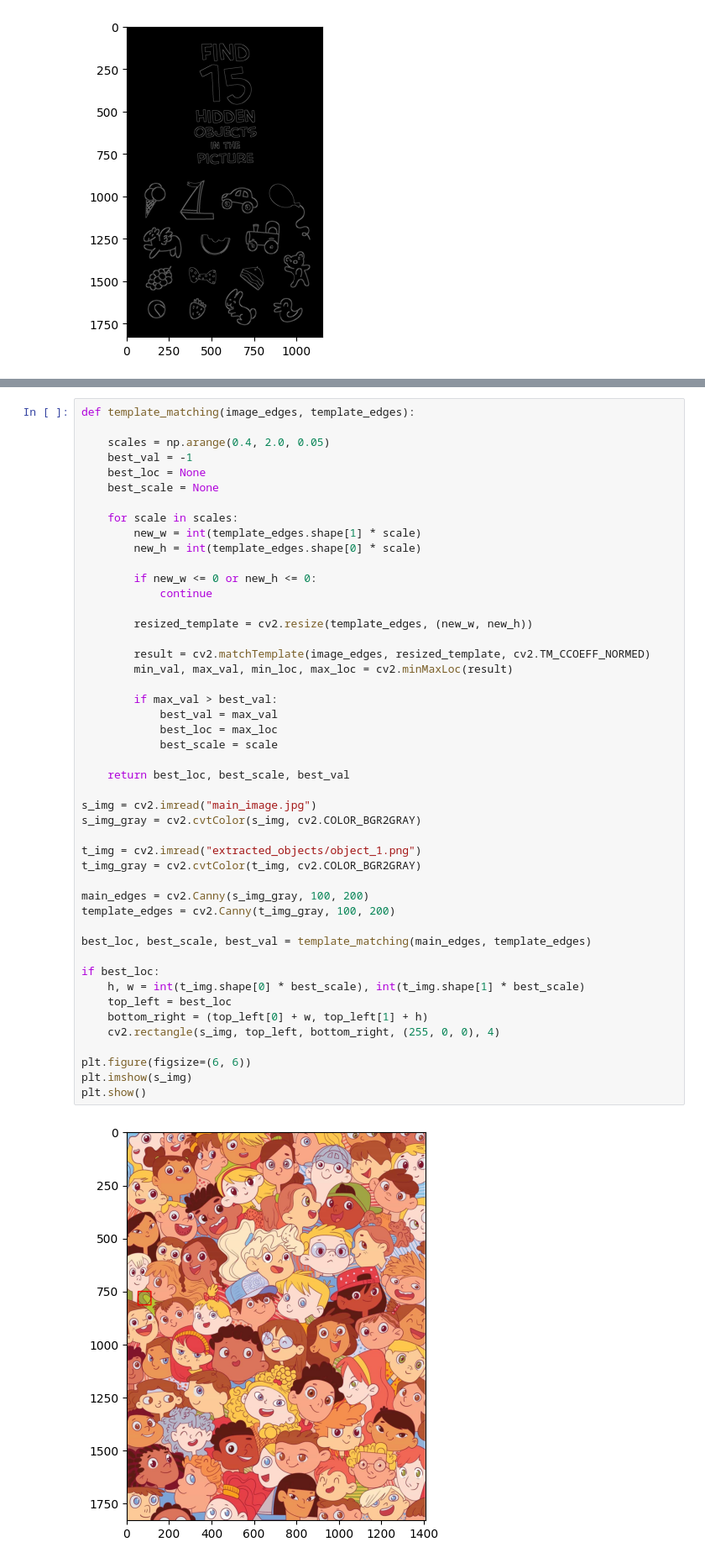
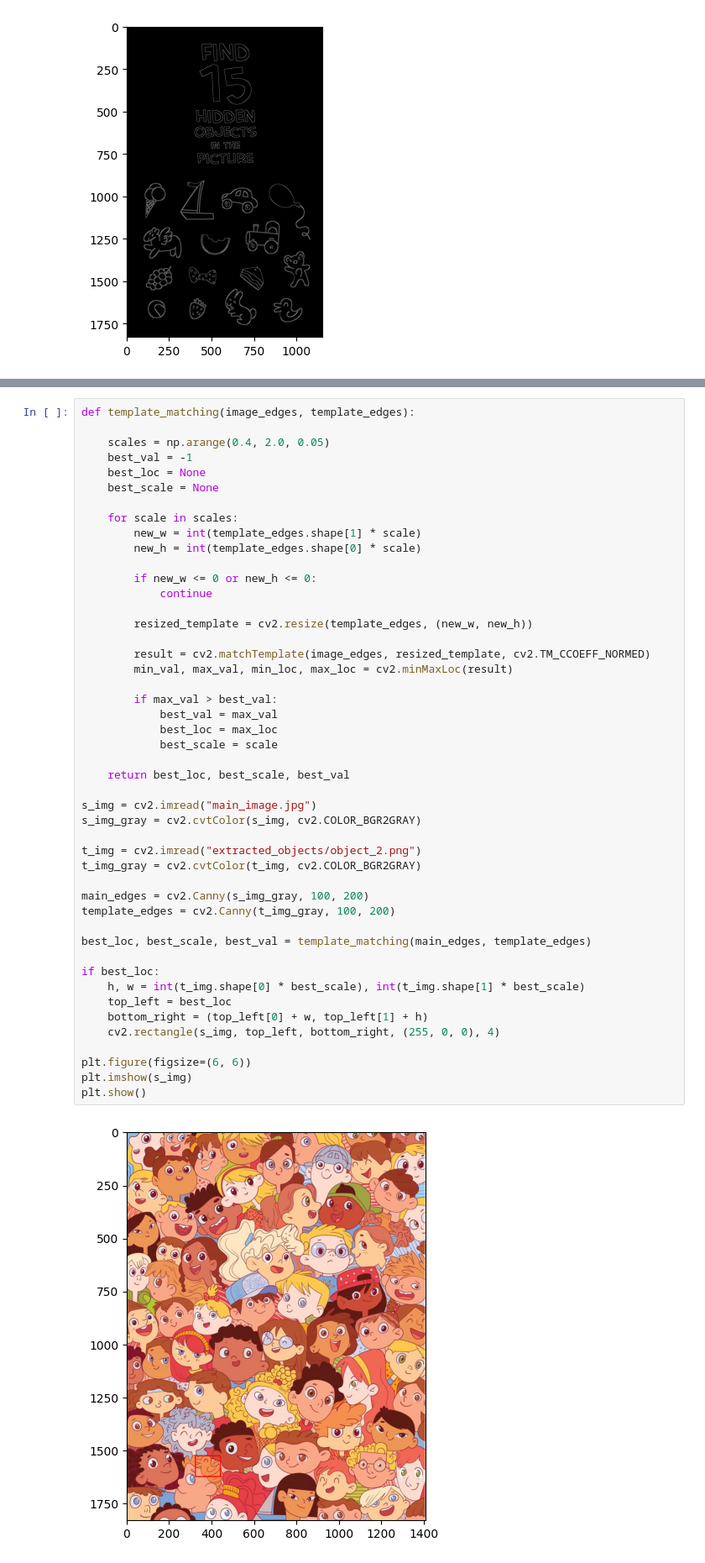
Before and after one commit to viethungvu13/find-object-in-picture, a Jupyter notebook: main.ipynb, the cells around one changed output, grey strips where cells are left out. Shown at 84% size. Drawn from its saved outputs; the diff is of its cells as text.

```diff
--- a/main.ipynb
+++ b/main.ipynb
@@ -176,32 +176,32 @@ def template_matching(image_edges, template_edges):
         result = cv2.matchTemplate(image_edges, resized_template, cv2.TM_CCOEFF_NORMED)
         min_val, max_val, min_loc, max_loc = cv2.minMaxLoc(result)
 
         if max_val > best_val:
             best_val = max_val
             best_loc = max_loc
             best_scale = scale
 
     return best_loc, best_scale, best_val
 
 s_img = cv2.imread("main_image.jpg")
 s_img_gray = cv2.cvtColor(s_img, cv2.COLOR_BGR2GRAY)
 
-t_img = cv2.imread("extracted_objects/object_1.png")
+t_img = cv2.imread("extracted_objects/object_2.png")
 t_img_gray = cv2.cvtColor(t_img, cv2.COLOR_BGR2GRAY)
 
 main_edges = cv2.Canny(s_img_gray, 100, 200)
 template_edges = cv2.Canny(t_img_gray, 100, 200)
 
 best_loc, best_scale, best_val = template_matching(main_edges, template_edges)
 
 if best_loc:
     h, w = int(t_img.shape[0] * best_scale), int(t_img.shape[1] * best_scale)
     top_left = best_loc
     bottom_right = (top_left[0] + w, top_left[1] + h)
     cv2.rectangle(s_img, top_left, bottom_right, (255, 0, 0), 4)
 
 plt.figure(figsize=(6, 6))
 plt.imshow(s_img)
 plt.show()
 # %% [output]
-[figure, old version]
+[figure, new version]
```
Also changed, not shown: 3 other files.
